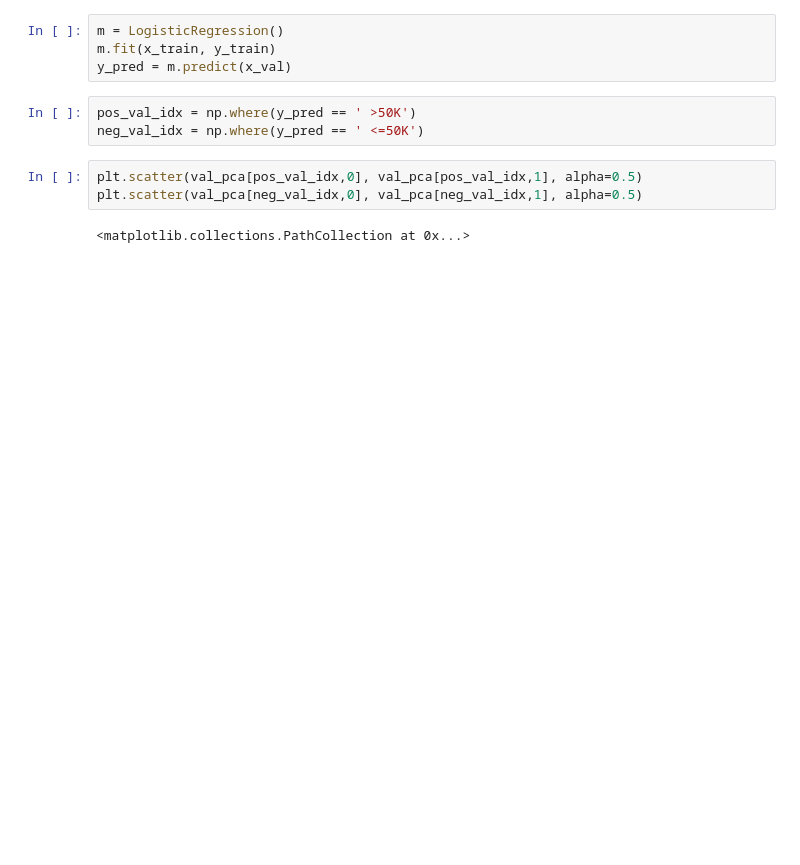
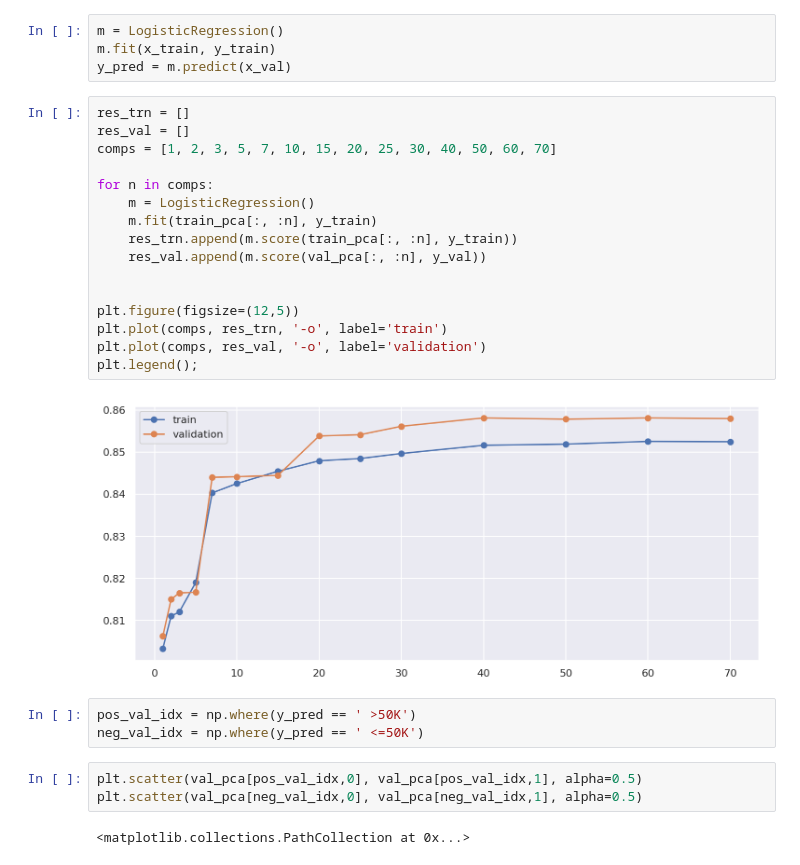
Before and after one commit to iapucp/winter-school-2018, a Jupyter notebook: semana_1_machine_learning/dia_3_linear_models_solved.ipynb, the cells around one changed output. Cells and saved outputs as stored; diff of their text form; blank space fills up the shorter version.

```diff
--- a/semana_1_machine_learning/dia_3_linear_models_solved.ipynb
+++ b/semana_1_machine_learning/dia_3_linear_models_solved.ipynb
@@ -528,6 +528,24 @@ plt.scatter(val_pca[neg_val_idx,0], val_pca[neg_val_idx,1], alpha=0.5)
 m = LogisticRegression()
 m.fit(x_train, y_train)
 y_pred = m.predict(x_val)
+# %%
+res_trn = []
+res_val = []
+comps = [1, 2, 3, 5, 7, 10, 15, 20, 25, 30, 40, 50, 60, 70]
+
+for n in comps:
+    m = LogisticRegression()
+    m.fit(train_pca[:, :n], y_train)
+    res_trn.append(m.score(train_pca[:, :n], y_train))
+    res_val.append(m.score(val_pca[:, :n], y_val))
+
+
+plt.figure(figsize=(12,5))
+plt.plot(comps, res_trn, '-o', label='train')
+plt.plot(comps, res_val, '-o', label='validation')
+plt.legend();
+# %% [output]
+[figure, added]
 # %%
 pos_val_idx = np.where(y_pred == ' >50K')
 neg_val_idx = np.where(y_pred == ' <=50K')
```
Also changed, not shown: parts of 16 cells of this notebook, 12 other files.
